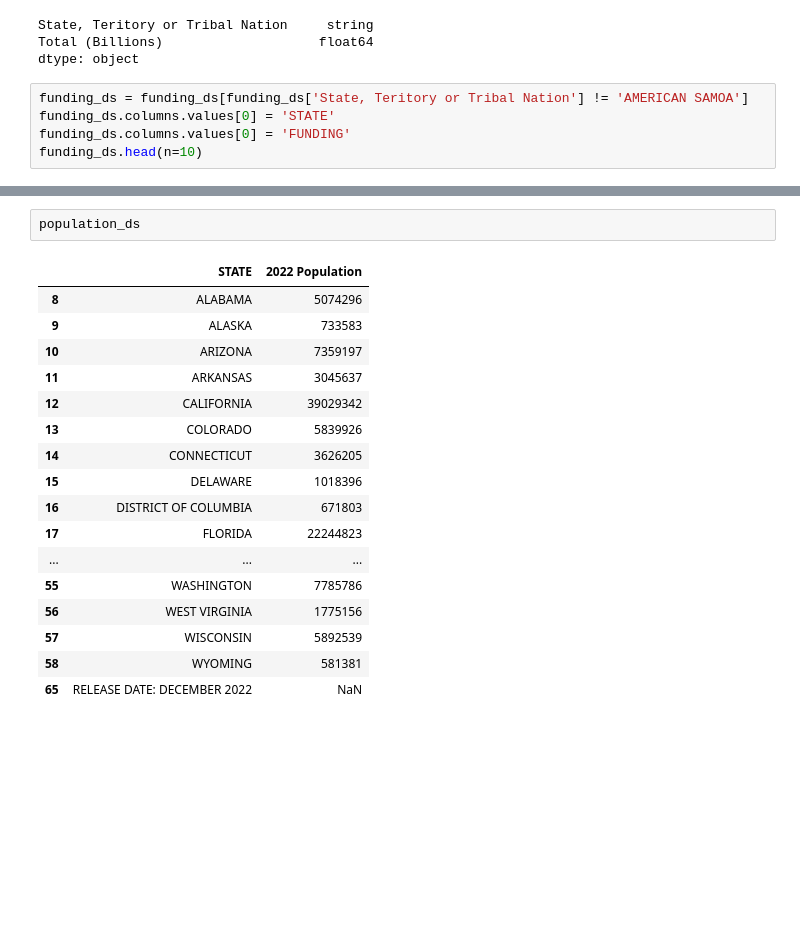
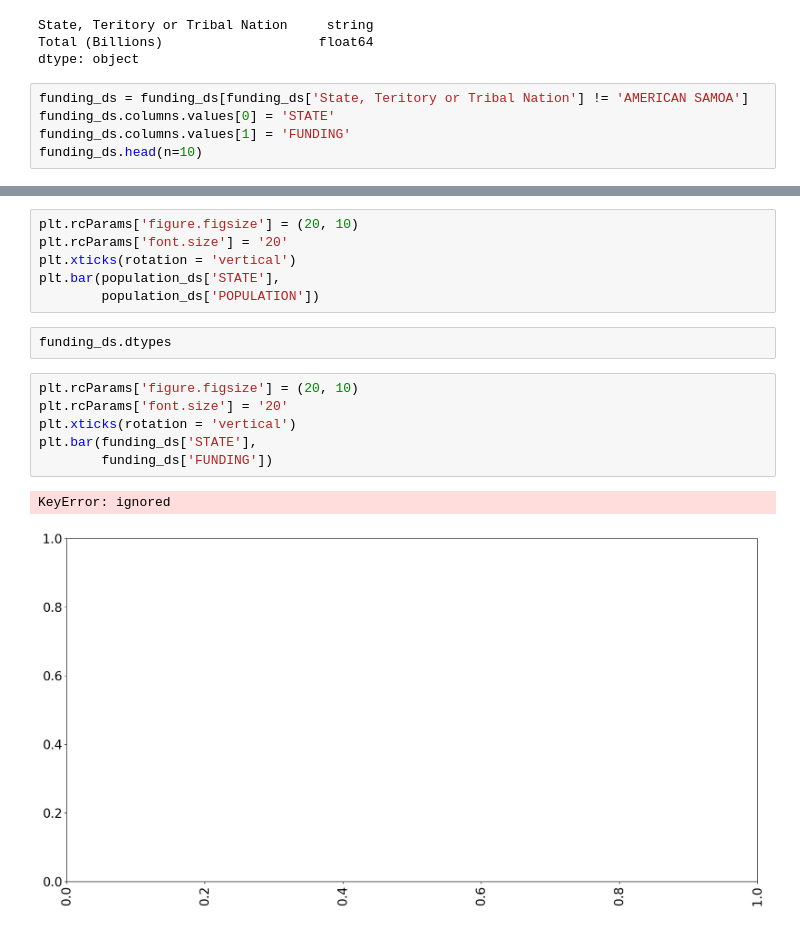
Before and after one commit to himalayahall/DATA608, a Jupyter notebook: Story 1/Story1.ipynb, the cells around one changed output, grey strips where cells are left out. Saved outputs shown, nothing was run; the diff lists cells and outputs as text; blank space fills up the shorter version.

```diff
--- a/Story 1/Story1.ipynb
+++ b/Story 1/Story1.ipynb
@@ -35,5 +36,5 @@ dtype: object
 # %%
 funding_ds = funding_ds[funding_ds['State, Teritory or Tribal Nation'] != 'AMERICAN SAMOA']
 funding_ds.columns.values[0] = 'STATE'
-funding_ds.columns.values[0] = 'FUNDING'
+funding_ds.columns.values[1] = 'FUNDING'
 funding_ds.head(n=10)
@@ -209,20 +84,17 @@ population_ds
-# %%
-population_ds
-# %% [output]
-|  | STATE | 2022 Population |
-| 8 | ALABAMA | 5074296 |
-| 9 | ALASKA | 733583 |
-| 10 | ARIZONA | 7359197 |
-| 11 | ARKANSAS | 3045637 |
-| 12 | CALIFORNIA | 39029342 |
-| 13 | COLORADO | 5839926 |
-| 14 | CONNECTICUT | 3626205 |
-| 15 | DELAWARE | 1018396 |
-| 16 | DISTRICT OF COLUMBIA | 671803 |
-| 17 | FLORIDA | 22244823 |
-| ... | ... | ... |
-| 55 | WASHINGTON | 7785786 |
-| 56 | WEST VIRGINIA | 1775156 |
-| 57 | WISCONSIN | 5892539 |
-| 58 | WYOMING | 581381 |
-| 65 | RELEASE DATE: DECEMBER 2022 | NaN |
+# %%
+plt.rcParams['figure.figsize'] = (20, 10)
+plt.rcParams['font.size'] = '20'
+plt.xticks(rotation = 'vertical')
+plt.bar(population_ds['STATE'],
+        population_ds['POPULATION'])
+# %%
+funding_ds.dtypes
+# %%
+plt.rcParams['figure.figsize'] = (20, 10)
+plt.rcParams['font.size'] = '20'
+plt.xticks(rotation = 'vertical')
+plt.bar(funding_ds['STATE'],
+        funding_ds['FUNDING'])
+# %% [output]
+KeyError: ignored
+[figure, added]
```
Also changed, not shown: parts of 12 cells of this notebook.
